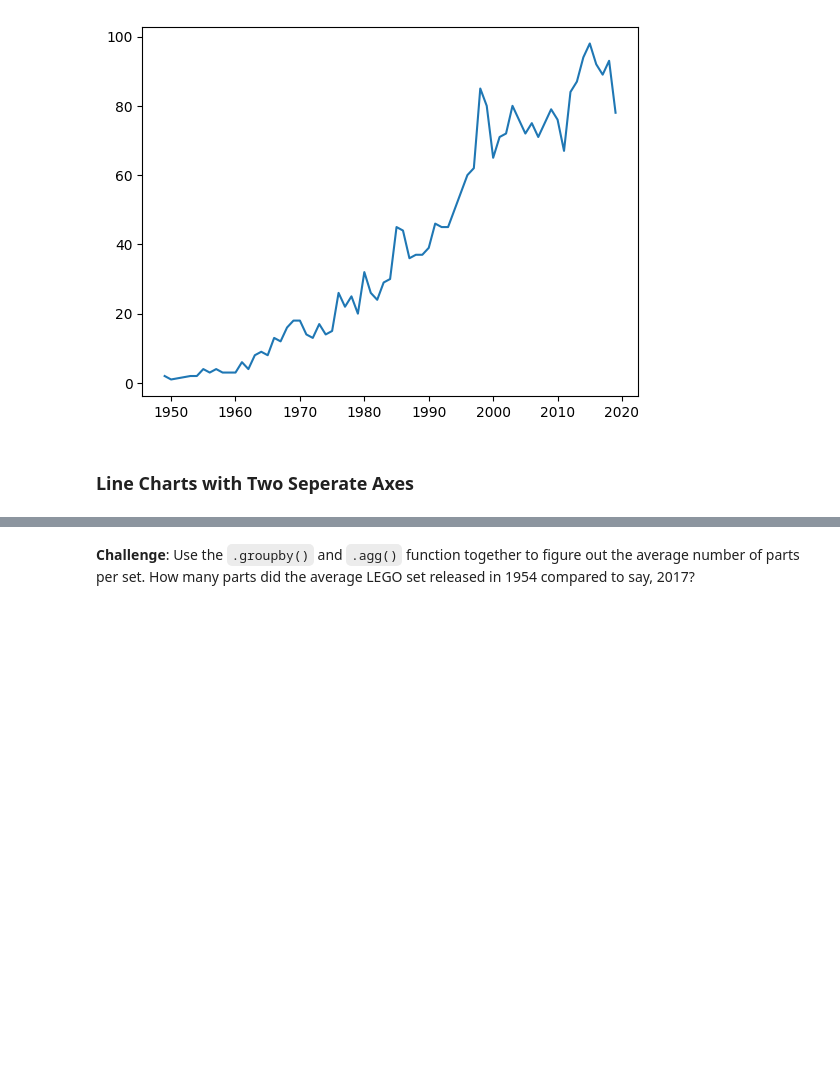
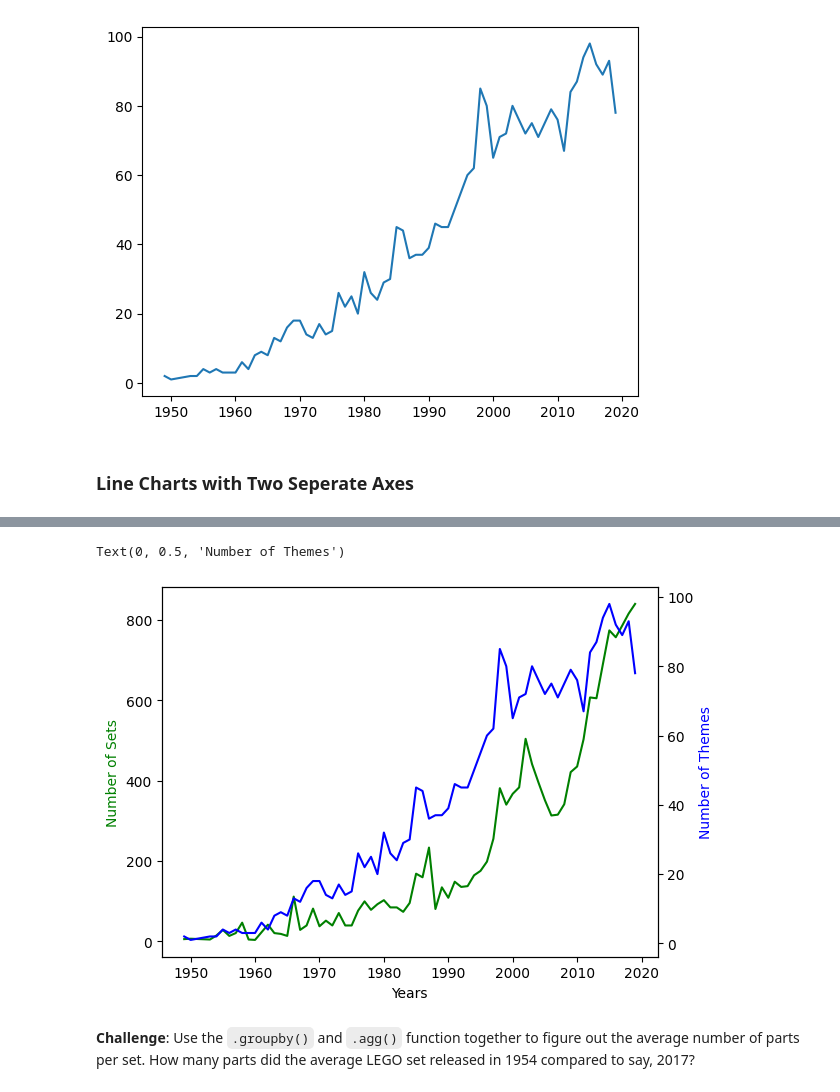
Before and after one commit to nipsalvin/Data-Science, a Jupyter notebook: LEGO Notebook and Data/Lego_Analysis_for_Course.ipynb, the cells around one changed output, grey strips where cells are left out. Saved outputs shown, nothing was run; the diff lists cells and outputs as text; code cells hidden in the pictures; blank space fills up the shorter version.

```diff
--- a/LEGO Notebook and Data/Lego_Analysis_for_Course.ipynb
+++ b/LEGO Notebook and Data/Lego_Analysis_for_Course.ipynb
@@ -267,2 +284,26 @@ plt.plot(
+# %%
+# Method 2 of a Line Chart with 2 Axes
+ax1 = plt.gca() # Get Current Axis
+ax2 = ax1.twinx() # Allows ax2 to share x-axis with ax1
+
+ax1.plot(
+    sets_by_year.index[:-2],
+    sets_by_year.set_num[:-2],
+    color='g', # Adding color for distincions
+)
+
+ax2.plot(
+    themes_by_year.index[:-2],
+    themes_by_year.nr_themes[:-2],
+    color='b', # Adding color for distincions
+)
+
+# Setting Labels
+ax1.set_xlabel('Years')
+ax1.set_ylabel('Number of Sets', color='green')
+ax2.set_ylabel('Number of Themes', color='blue')
+# %% [output]
+Text(0, 0.5, 'Number of Themes')
+[figure, added]
 # %% [markdown]
 **Challenge**: Use the <code>.groupby()</code> and <code>.agg()</code> function together to figure out the average number of parts per set. How many parts did the average LEGO set released in 1954 compared to say, 2017?
```
Also changed, not shown: parts of 11 cells of this notebook.
